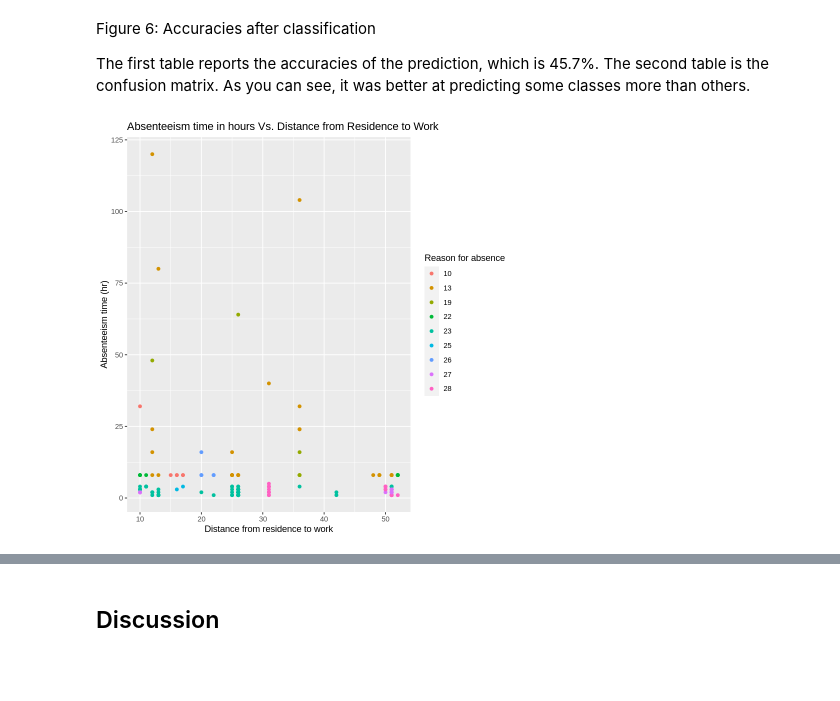
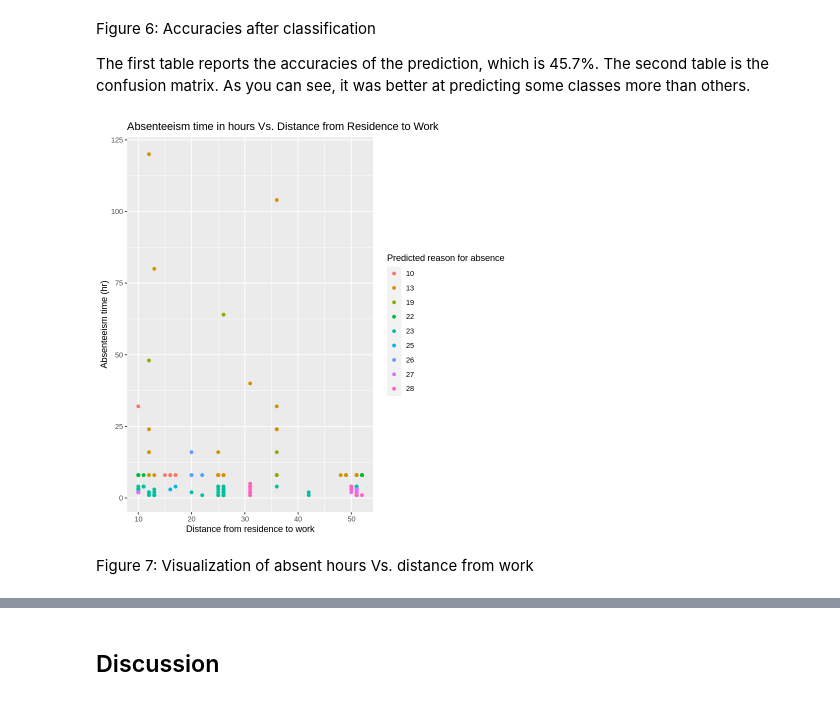
Before and after one commit to tim13246879/dsci-100-2022w1-group-87, a Jupyter notebook: Final_report.ipynb, the cells around one changed output, grey strips where cells are left out. Saved outputs shown, nothing was run; the diff lists cells and outputs as text; code cells hidden in the pictures; blank space fills up the shorter version.

Commit message:
added explanation for figure 7

```diff
--- a/Final_report.ipynb
+++ b/Final_report.ipynb
@@ -463,13 +463,15 @@ The first table reports the accuracies of the prediction, which is 45.7%. The se
 # %%
 final_vis <- data_test_predictions |>
                 ggplot(aes(x = Distance.from.Residence.to.Work,
                            y = Absenteeism.time.in.hours,
                           color = .pred_class)) +
                 geom_point() +
                 labs(x = "Distance from residence to work",
                      y = "Absenteeism time (hr)",
                      title = "Absenteeism time in hours Vs. Distance from Residence to Work",
-                    color = "Reason for absence")
+                    color = "Predicted reason for absence")
 final_vis
 # %% [output]
-[figure, old version]
+[figure, new version]
+# %% [markdown]
+Figure 7: Visualization of absent hours Vs. distance from work
```
Also changed, not shown: parts of 2 cells of this notebook.
